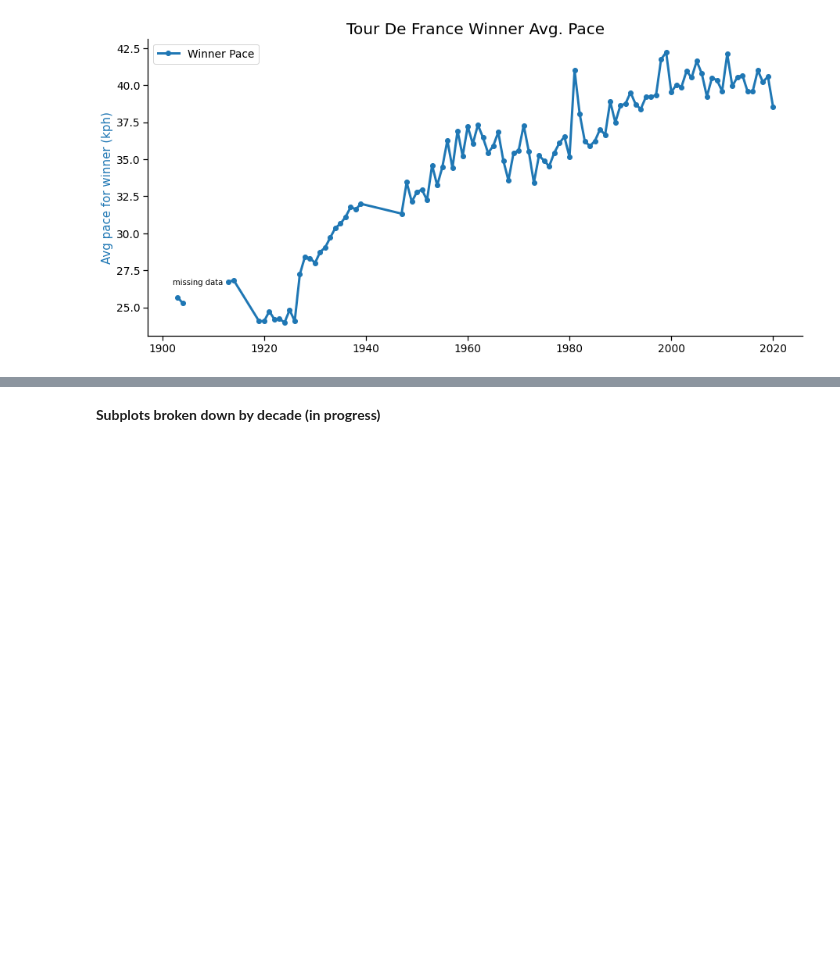
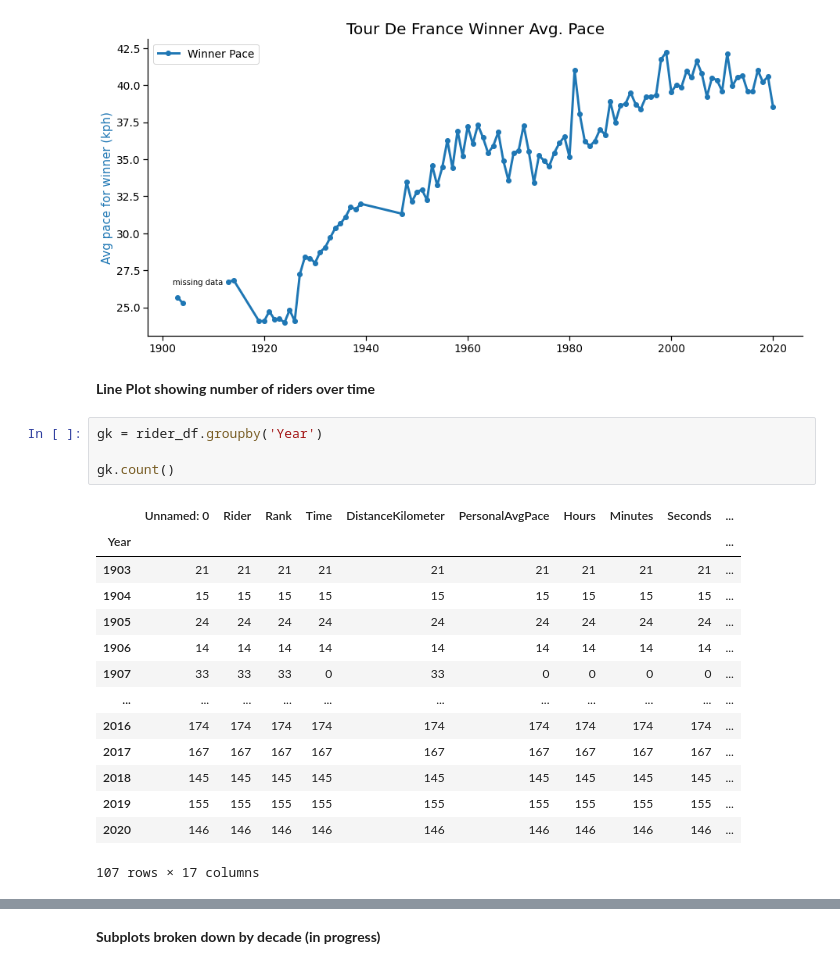
Before and after one commit to wcrowley342/tourdefancedata, a Jupyter notebook: TourDeFranceAnalysis.ipynb, the cells around one changed output, grey strips where cells are left out. Drawn from its saved outputs; the diff is of its cells as text; blank space fills up the shorter version.

```diff
--- a/TourDeFranceAnalysis.ipynb
+++ b/TourDeFranceAnalysis.ipynb
@@ -191,3 +211,24 @@ ax.text(1902.000000, 26.5, "missing data")
 fig.show()
 # %% [output]
 [figure]
+# %% [markdown]
+**Line Plot showing number of riders over time**
+# %%
+gk = rider_df.groupby('Year')
+
+gk.count()
+# %% [output]
+|  | Unnamed: 0 | Rider | Rank | Time | DistanceKilometer | PersonalAvgPace | Hours | Minutes | Seconds | ... |
+| Year |  |  |  |  |  |  |  |  |  | ... |
+| 1903 | 21 | 21 | 21 | 21 | 21 | 21 | 21 | 21 | 21 | ... |
+| 1904 | 15 | 15 | 15 | 15 | 15 | 15 | 15 | 15 | 15 | ... |
+| 1905 | 24 | 24 | 24 | 24 | 24 | 24 | 24 | 24 | 24 | ... |
+| 1906 | 14 | 14 | 14 | 14 | 14 | 14 | 14 | 14 | 14 | ... |
+| 1907 | 33 | 33 | 33 | 0 | 33 | 0 | 0 | 0 | 0 | ... |
+| ... | ... | ... | ... | ... | ... | ... | ... | ... | ... | ... |
+| 2016 | 174 | 174 | 174 | 174 | 174 | 174 | 174 | 174 | 174 | ... |
+| 2017 | 167 | 167 | 167 | 167 | 167 | 167 | 167 | 167 | 167 | ... |
+| 2018 | 145 | 145 | 145 | 145 | 145 | 145 | 145 | 145 | 145 | ... |
+| 2019 | 155 | 155 | 155 | 155 | 155 | 155 | 155 | 155 | 155 | ... |
+| 2020 | 146 | 146 | 146 | 146 | 146 | 146 | 146 | 146 | 146 | ... |
+107 rows × 17 columns
```
Also changed, not shown: parts of 6 cells of this notebook.
